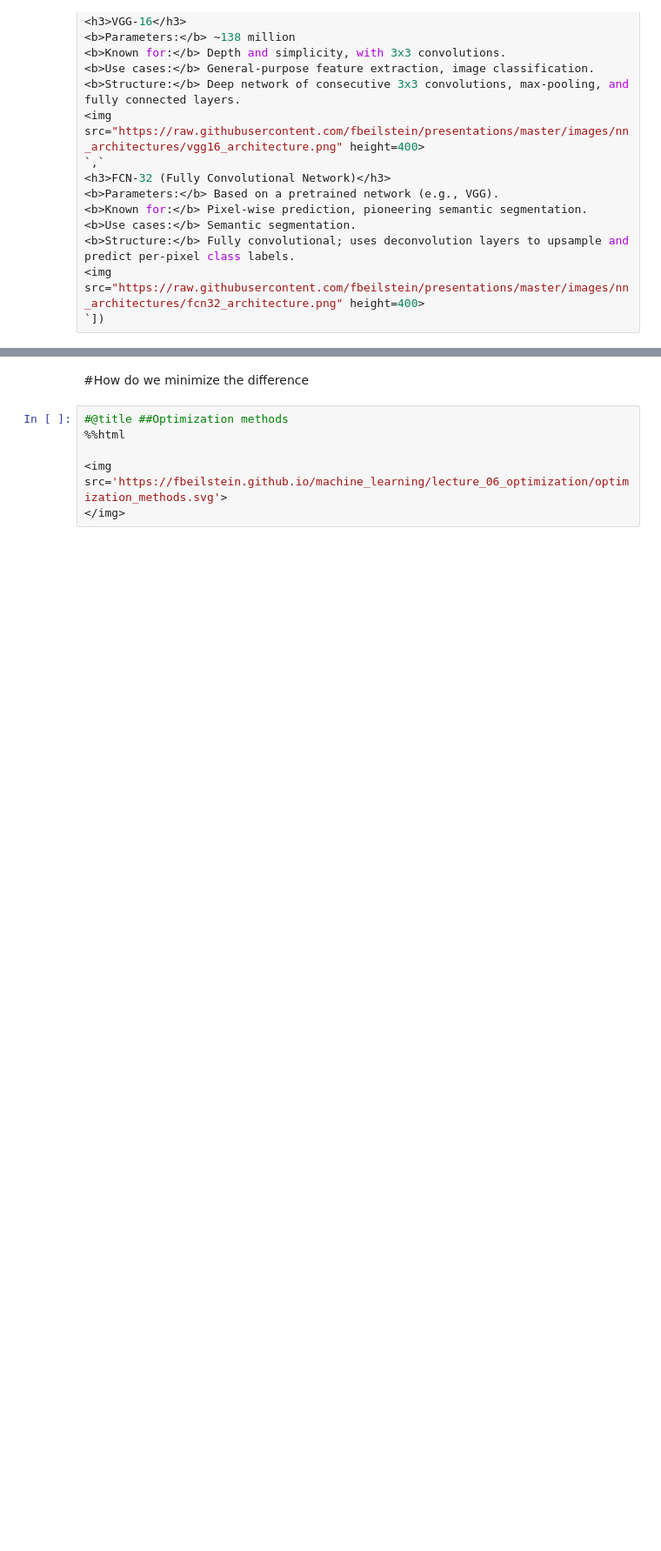
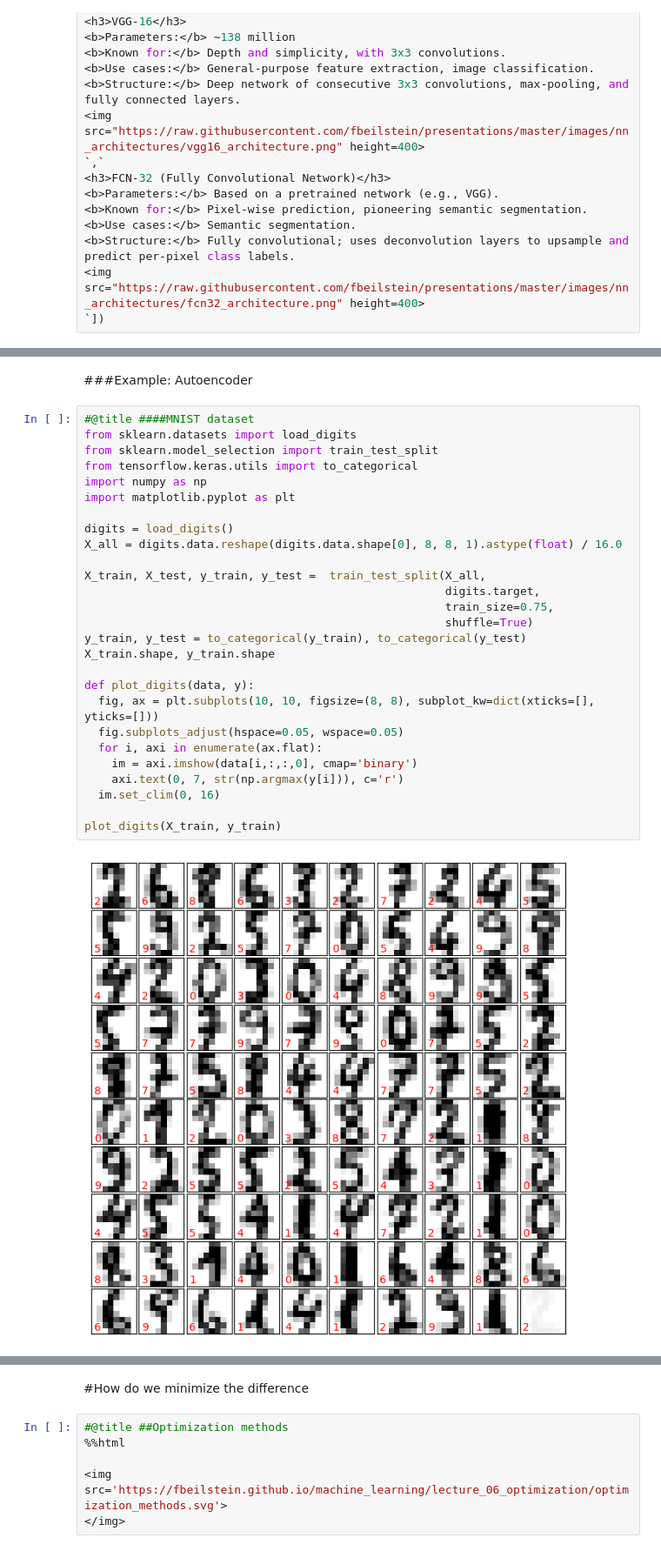
Before and after one commit to fbeilstein/presentations, a Jupyter notebook: presentation_for_October_31_2024.ipynb, the cells around one changed output, grey strips where cells are left out. Shown at 87% size. Drawn from its saved outputs; the diff is of its cells as text; blank space fills up the shorter version.

```diff
--- a/presentation_for_October_31_2024.ipynb
+++ b/presentation_for_October_31_2024.ipynb
@@ -237,0 +286,31 @@ load_slides_from(
+# %% [markdown]
+###Example: Autoencoder
+# %%
+#@title ####MNIST dataset
+from sklearn.datasets import load_digits
+from sklearn.model_selection import train_test_split
+from tensorflow.keras.utils import to_categorical
+import numpy as np
+import matplotlib.pyplot as plt
+
+digits = load_digits()
+X_all = digits.data.reshape(digits.data.shape[0], 8, 8, 1).astype(float) / 16.0
+
+X_train, X_test, y_train, y_test =  train_test_split(X_all,
+                                                     digits.target,
+                                                     train_size=0.75,
+                                                     shuffle=True)
+y_train, y_test = to_categorical(y_train), to_categorical(y_test)
+X_train.shape, y_train.shape
+
+def plot_digits(data, y):
+  fig, ax = plt.subplots(10, 10, figsize=(8, 8), subplot_kw=dict(xticks=[], yticks=[]))
+  fig.subplots_adjust(hspace=0.05, wspace=0.05)
+  for i, axi in enumerate(ax.flat):
+    im = axi.imshow(data[i,:,:,0], cmap='binary')
+    axi.text(0, 7, str(np.argmax(y[i])), c='r')
+  im.set_clim(0, 16)
+
+plot_digits(X_train, y_train)
+# %% [output]
+[figure, added]
```
Also changed, not shown: parts of 5 cells of this notebook.
